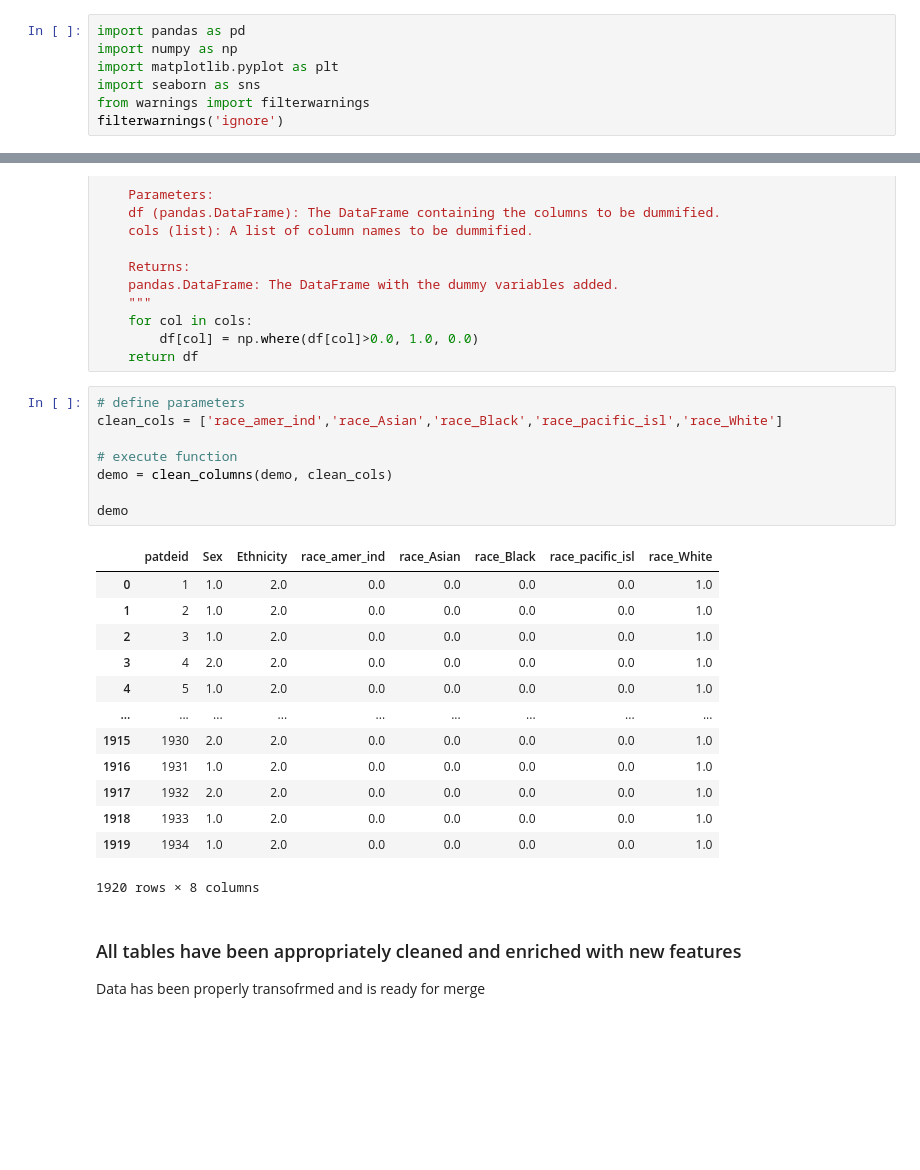
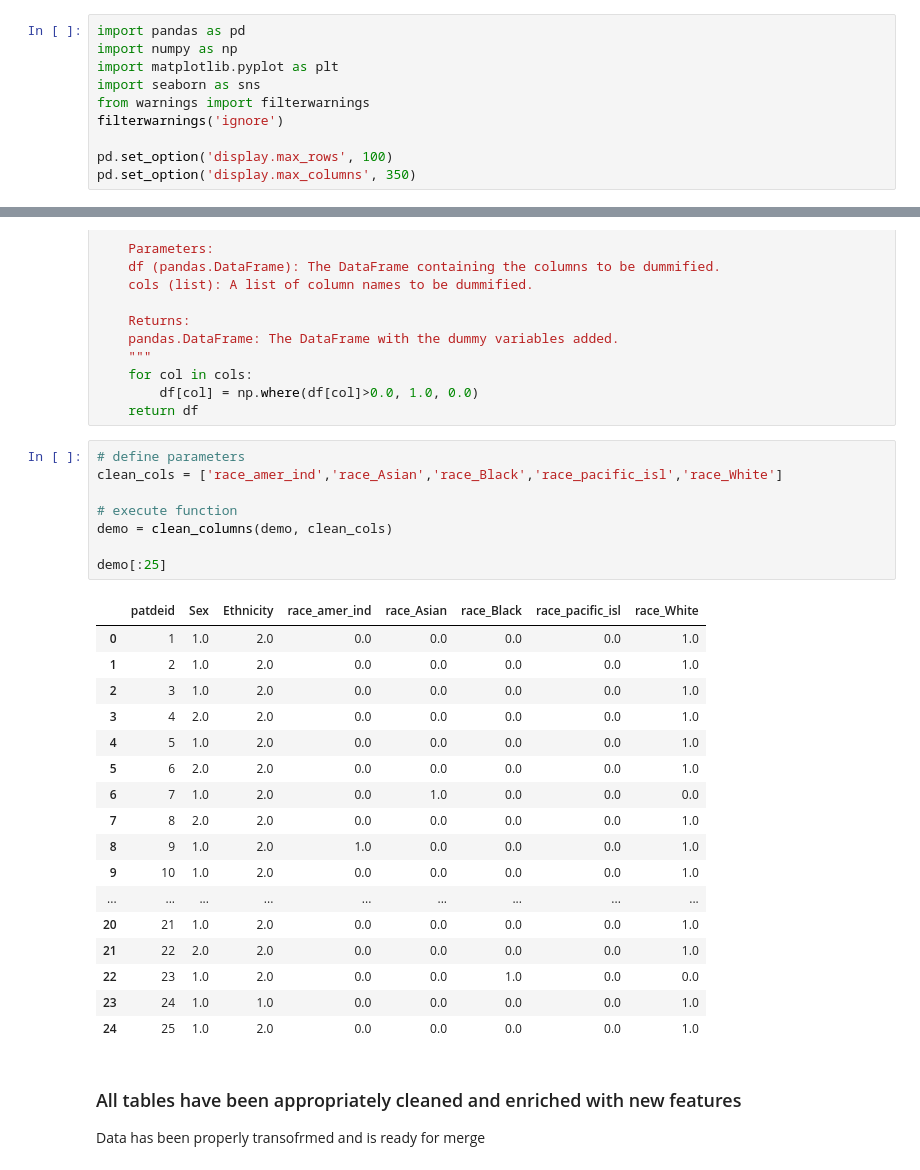
Before and after one commit to DanHerman212/oud_treatment_outcome, a Jupyter notebook: notebooks/1_data_cleaning.ipynb, the cells around one changed output, grey strips where cells are left out. Cells and saved outputs as stored; diff of their text form; blank space fills up the shorter version.

```diff
--- a/notebooks/1_data_cleaning.ipynb
+++ b/notebooks/1_data_cleaning.ipynb
@@ -7,6 +7,9 @@ import matplotlib.pyplot as plt
 import seaborn as sns
 from warnings import filterwarnings
 filterwarnings('ignore')
+
+pd.set_option('display.max_rows', 100)
+pd.set_option('display.max_columns', 350)
 # %% [markdown]
 ## Cleaning, Feature Engineering and Merging
 In this notebook, we will clean the data for 4 tables, as follows:
@@ -638,25 +641,29 @@ def clean_columns(df, cols):
 # %%
 # define parameters
 clean_cols = ['race_amer_ind','race_Asian','race_Black','race_pacific_isl','race_White']
 
 # execute function
 demo = clean_columns(demo, clean_cols)
 
-demo
+demo[:25]
 # %% [output]
 |  | patdeid | Sex | Ethnicity | race_amer_ind | race_Asian | race_Black | race_pacific_isl | race_White |
 | 0 | 1 | 1.0 | 2.0 | 0.0 | 0.0 | 0.0 | 0.0 | 1.0 |
 | 1 | 2 | 1.0 | 2.0 | 0.0 | 0.0 | 0.0 | 0.0 | 1.0 |
 | 2 | 3 | 1.0 | 2.0 | 0.0 | 0.0 | 0.0 | 0.0 | 1.0 |
 | 3 | 4 | 2.0 | 2.0 | 0.0 | 0.0 | 0.0 | 0.0 | 1.0 |
 | 4 | 5 | 1.0 | 2.0 | 0.0 | 0.0 | 0.0 | 0.0 | 1.0 |
+| 5 | 6 | 2.0 | 2.0 | 0.0 | 0.0 | 0.0 | 0.0 | 1.0 |
+| 6 | 7 | 1.0 | 2.0 | 0.0 | 1.0 | 0.0 | 0.0 | 0.0 |
+| 7 | 8 | 2.0 | 2.0 | 0.0 | 0.0 | 0.0 | 0.0 | 1.0 |
+| 8 | 9 | 1.0 | 2.0 | 1.0 | 0.0 | 0.0 | 0.0 | 1.0 |
+| 9 | 10 | 1.0 | 2.0 | 0.0 | 0.0 | 0.0 | 0.0 | 1.0 |
 | ... | ... | ... | ... | ... | ... | ... | ... | ... |
-| 1915 | 1930 | 2.0 | 2.0 | 0.0 | 0.0 | 0.0 | 0.0 | 1.0 |
-| 1916 | 1931 | 1.0 | 2.0 | 0.0 | 0.0 | 0.0 | 0.0 | 1.0 |
-| 1917 | 1932 | 2.0 | 2.0 | 0.0 | 0.0 | 0.0 | 0.0 | 1.0 |
-| 1918 | 1933 | 1.0 | 2.0 | 0.0 | 0.0 | 0.0 | 0.0 | 1.0 |
-| 1919 | 1934 | 1.0 | 2.0 | 0.0 | 0.0 | 0.0 | 0.0 | 1.0 |
+| 20 | 21 | 1.0 | 2.0 | 0.0 | 0.0 | 0.0 | 0.0 | 1.0 |
+| 21 | 22 | 2.0 | 2.0 | 0.0 | 0.0 | 0.0 | 0.0 | 1.0 |
+| 22 | 23 | 1.0 | 2.0 | 0.0 | 0.0 | 1.0 | 0.0 | 0.0 |
+| 23 | 24 | 1.0 | 1.0 | 0.0 | 0.0 | 0.0 | 0.0 | 1.0 |
+| 24 | 25 | 1.0 | 2.0 | 0.0 | 0.0 | 0.0 | 0.0 | 1.0 |
-1920 rows × 8 columns
 # %% [markdown]
 ### All tables have been appropriately cleaned and enriched with new features
 Data has been properly transofrmed and is ready for merge
```
Also changed, not shown: parts of 4 cells of this notebook, 1 other file.
